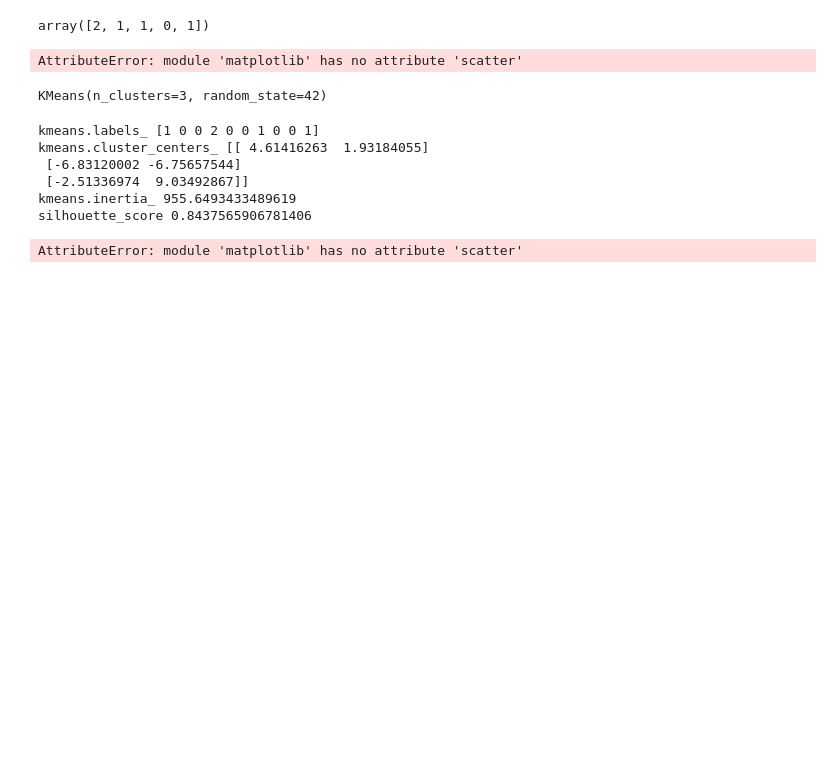
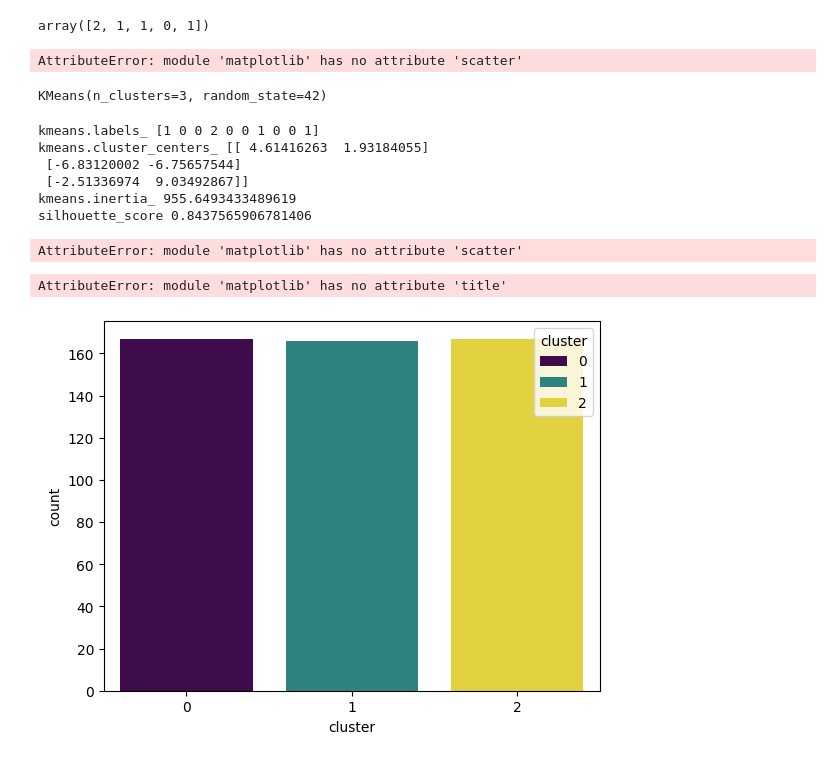
Before and after one commit to CaroliCosas/Ciencia_Datos_Hackaboss, a Jupyter notebook: mod5-estudio-machine-learning-y-deep-learning/01.Notebooks Ejercicios/clustering.ipynb, the cells around one changed output. Cells and saved outputs as stored; diff of their text form; code cells hidden in the pictures; blank space fills up the shorter version.

```diff
--- a/mod5-estudio-machine-learning-y-deep-learning/01.Notebooks Ejercicios/clustering.ipynb
+++ b/mod5-estudio-machine-learning-y-deep-learning/01.Notebooks Ejercicios/clustering.ipynb
@@ -50,3 +50,11 @@ plt.scatter(kmeans.cluster_centers_[:, 0], kmeans.cluster_centers_[:, 1], c='red
 plt.title('Datos etiquetados');
 # %% [output]
 AttributeError: module 'matplotlib' has no attribute 'scatter'
+# %%
+# countplot de los clusters
+df_labels = pd.DataFrame({'cluster': kmeans.labels_})
+sns.countplot(df_labels, x='cluster', palette='viridis', hue='cluster')
+plt.title('Conteo de clusters')
+# %% [output]
+AttributeError: module 'matplotlib' has no attribute 'title'
+[figure, added]
```
Also changed, not shown: parts of 6 cells of this notebook.
